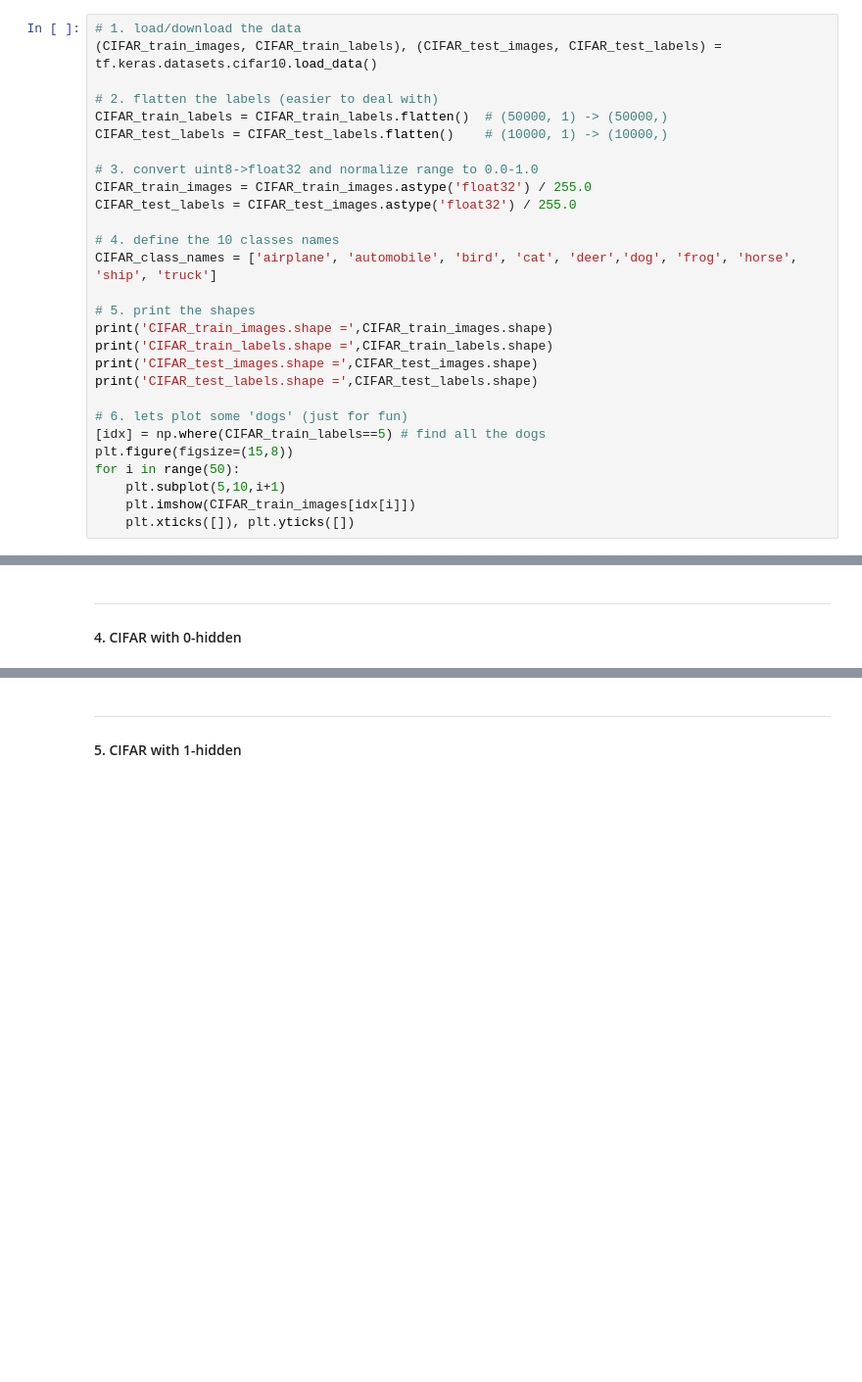
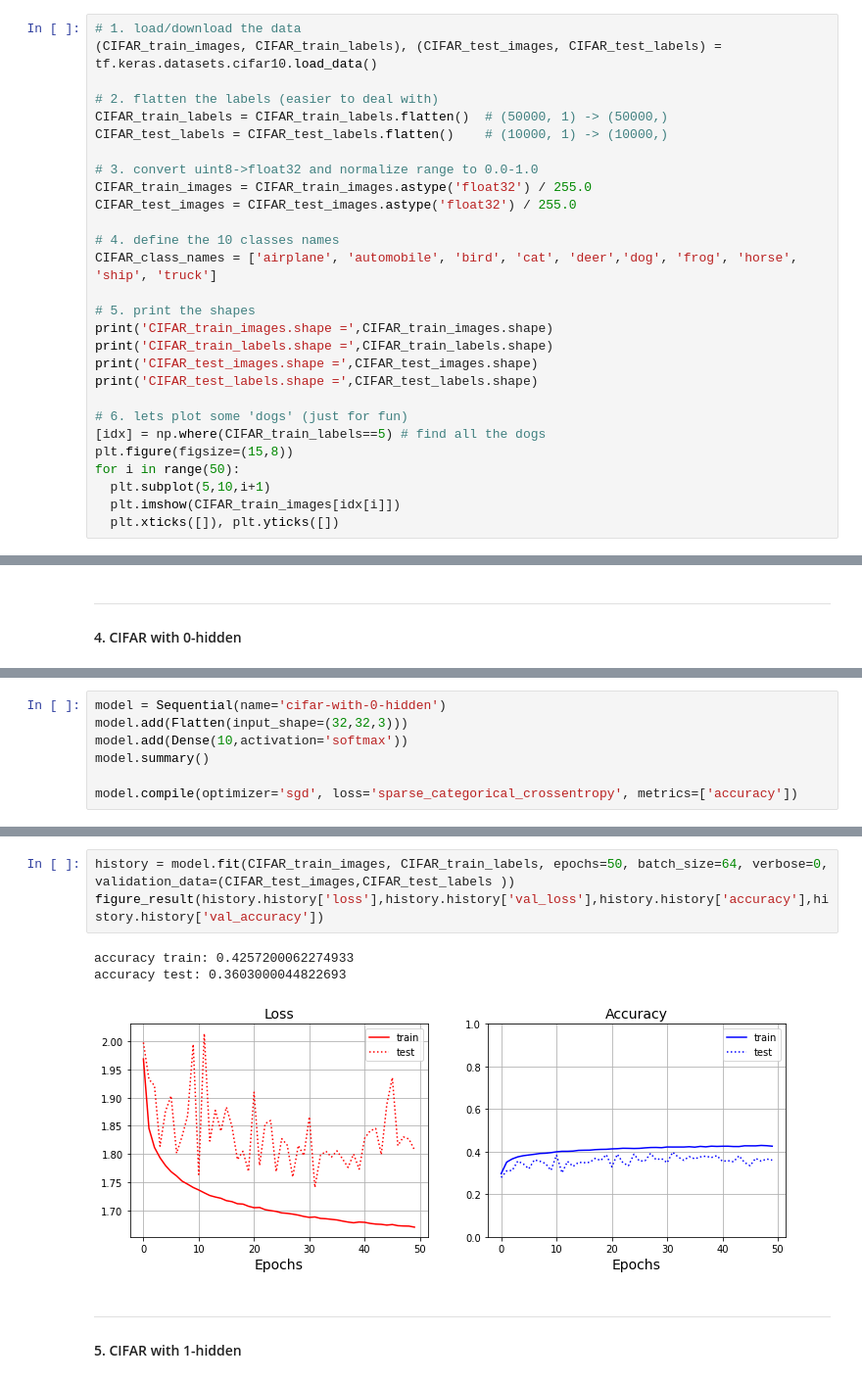
Before and after one commit to sergienko4/deep-learing, a Jupyter notebook: ex2.ipynb, the cells around one changed output, grey strips where cells are left out. Shown at 98% size. Drawn from its saved outputs; the diff is of its cells as text; blank space fills up the shorter version.

Commit message:
added model with cifar data set with 0,1 and 2 hidden layers

```diff
--- a/ex2.ipynb
+++ b/ex2.ipynb
@@ -139,7 +143,7 @@ CIFAR_test_labels = CIFAR_test_labels.flatten()    # (10000, 1) -> (10000,)
 
 # 3. convert uint8->float32 and normalize range to 0.0-1.0
 CIFAR_train_images = CIFAR_train_images.astype('float32') / 255.0
-CIFAR_test_labels = CIFAR_test_images.astype('float32') / 255.0
+CIFAR_test_images = CIFAR_test_images.astype('float32') / 255.0
 
 # 4. define the 10 classes names
 CIFAR_class_names = ['airplane', 'automobile', 'bird', 'cat', 'deer','dog', 'frog', 'horse', 'ship', 'truck']
@@ -154,9 +158,9 @@ print('CIFAR_test_labels.shape =',CIFAR_test_labels.shape)
 [idx] = np.where(CIFAR_train_labels==5) # find all the dogs
 plt.figure(figsize=(15,8))
 for i in range(50):
-    plt.subplot(5,10,i+1)
-    plt.imshow(CIFAR_train_images[idx[i]])
-    plt.xticks([]), plt.yticks([])
+  plt.subplot(5,10,i+1)
+  plt.imshow(CIFAR_train_images[idx[i]])
+  plt.xticks([]), plt.yticks([])
 # %% [output]
 CIFAR_train_images.shape = (50000, 32, 32, 3)
 CIFAR_train_labels.shape = (50000,)
@@ -271,0 +309,7 @@ accuracy: 0.9751999974250793
+# %%
+model = Sequential(name='cifar-with-0-hidden')
+model.add(Flatten(input_shape=(32,32,3)))
+model.add(Dense(10,activation='softmax'))
+model.summary()
+
+model.compile(optimizer='sgd', loss='sparse_categorical_crossentropy', metrics=['accuracy'])
@@ -272,3 +335,10 @@ accuracy: 0.9751999974250793
+# %%
+history = model.fit(CIFAR_train_images, CIFAR_train_labels, epochs=50, batch_size=64, verbose=0, validation_data=(CIFAR_test_images,CIFAR_test_labels ))
+figure_result(history.history['loss'],history.history['val_loss'],history.history['accuracy'],history.history['val_accuracy'])
+# %% [output]
+accuracy train: 0.4257200062274933
+accuracy test: 0.3603000044822693
+[figure, added]
 # %% [markdown]
 ***
 #### 5. CIFAR with 1-hidden
```
Also changed, not shown: parts of 20 cells of this notebook.
